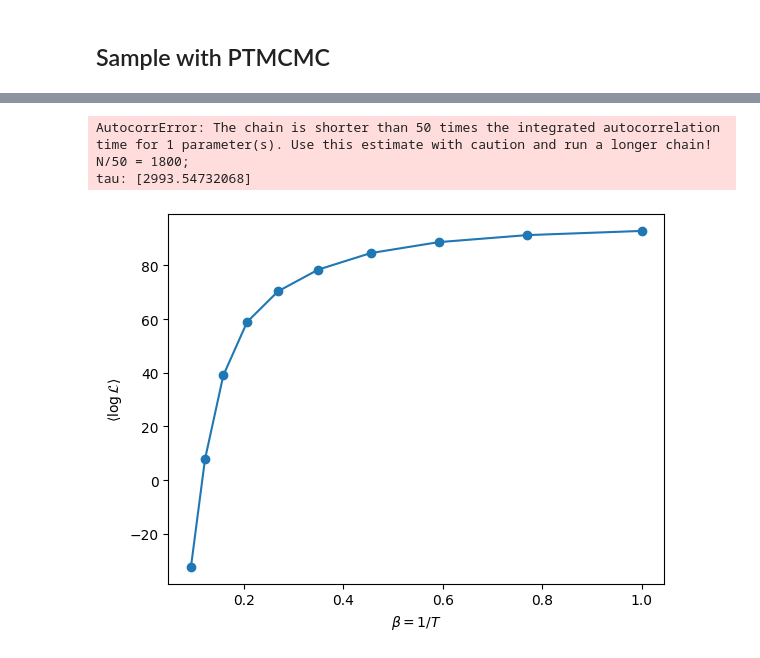
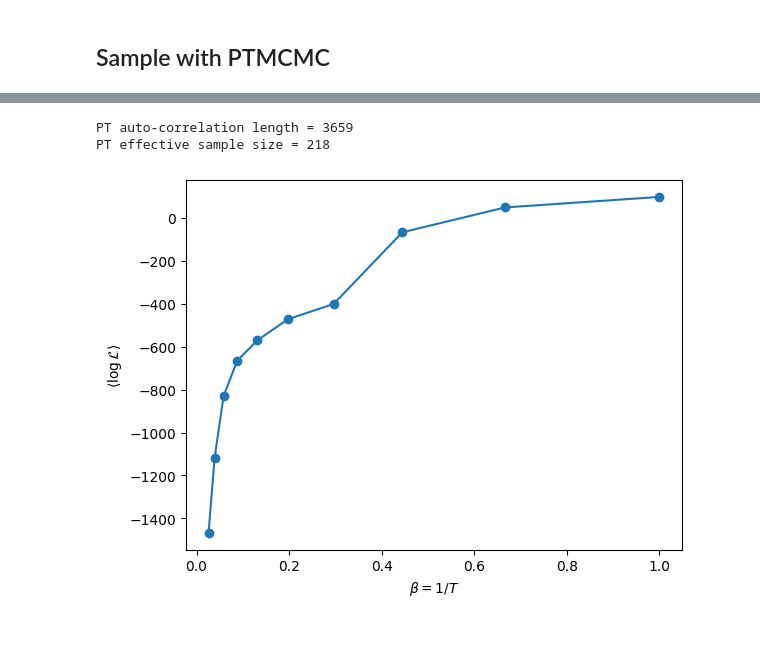
Before and after one commit to aiden-g12321/miscMCMC, a Jupyter notebook: examples/power_law.ipynb, the cells around one changed output, grey strips where cells are left out. Cells and saved outputs as stored; diff of their text form; code cells hidden in the pictures.

```diff
--- a/examples/power_law.ipynb
+++ b/examples/power_law.ipynb
@@ -252,7 +252,7 @@ def pt_lnpost(x, temperature=1.0):
 fast_pt_lnpost = jit(pt_lnpost)
 # %%
 # do parallel tempering MCMC
-num_pt_samples = int(1e5)
+num_pt_samples = int(1e6)
 num_chains = 10
 
 pt_samples, pt_lnposts, temp_ladder = ptmcmc_sampler(num_samples=num_pt_samples,
@@ -262,7 +262,7 @@ pt_samples, pt_lnposts, temp_ladder = ptmcmc_sampler(num_samples=num_pt_samples,
                                                      x_mins=x_mins,
                                                      x_maxs=x_maxs,
                                                      Fisher_jump_weight=20,
-                                                     DE_jump_weight=20,
+                                                     DE_jump_weight=3,
                                                      PT_swap_weight=20)
 
 # transpose samples so ordered (num_chains, num_samples,)
@@ -293,27 +294,26 @@ plt.show()
 # %%
 # compute auto-correlation for samples
-burnin = num_pt_samples // 10
+burnin = num_pt_samples // 5
 pt_auto_correlation = int(np.round(integrated_time(pt_samples[0, burnin:])[0]))
 pt_effective_sample_size = pt_samples[0, burnin:].shape[0] // pt_auto_correlation
 print(f'PT auto-correlation length = {pt_auto_correlation}')
 print(f'PT effective sample size = {pt_effective_sample_size}')
 # %% [output]
-AutocorrError: The chain is shorter than 50 times the integrated autocorrelation time for 1 parameter(s). Use this estimate with caution and run a longer chain!
-N/50 = 1800;
-tau: [2993.54732068]
+PT auto-correlation length = 3659
+PT effective sample size = 218
 # %%
-pt_auto_correlation = 1
+# pt_auto_correlation = 1
 
 # average log-likelood over temperatures
-burnin = num_pt_samples // 5
+burnin = num_pt_samples // 2
 avg_lnlikes = np.mean(pt_lnposts[:, burnin::pt_auto_correlation], axis=1) * temp_ladder
 betas = 1. / temp_ladder
 plt.plot(betas, avg_lnlikes, marker='o')
 plt.xlabel(r'$\beta = 1 / T$')
 plt.ylabel(r'$\langle\log\mathcal{L}\rangle$')
 plt.show()
 # %% [output]
-[figure, old version]
+[figure, new version]
 # %%
 # sample multivariate Gaussian using Fisher
 from jax import hessian
```
Also changed, not shown: parts of 9 cells of this notebook, 3 other files.
